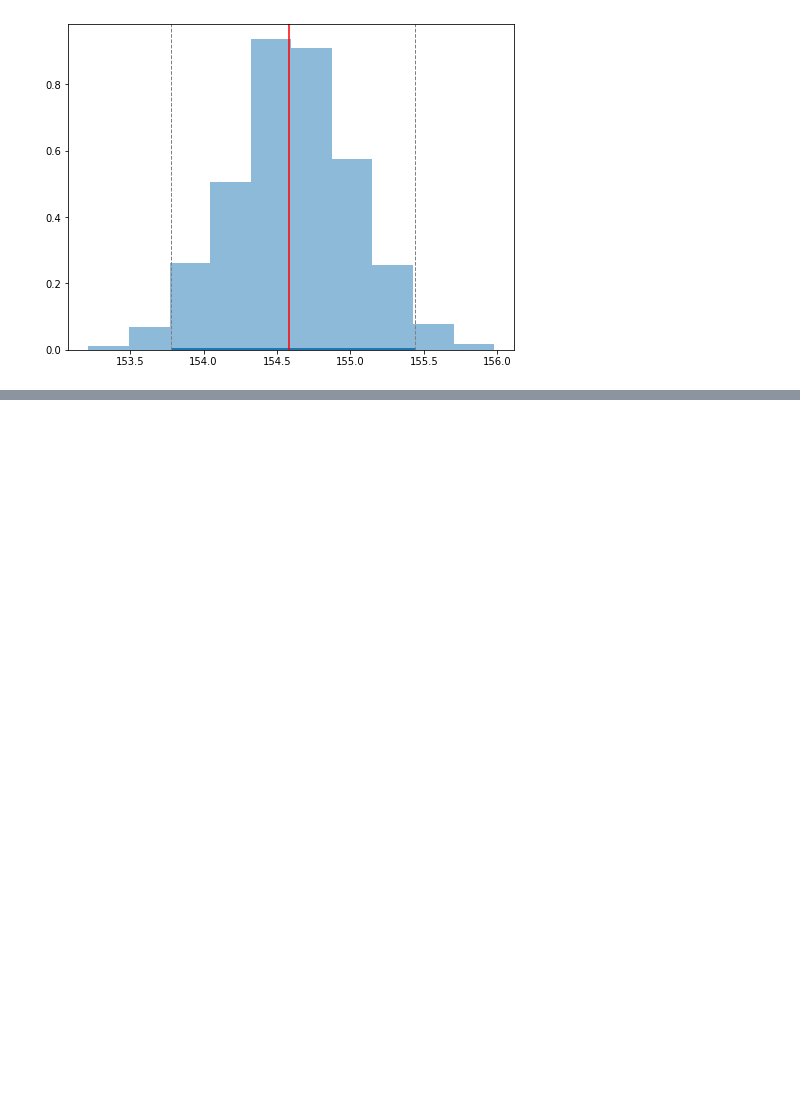
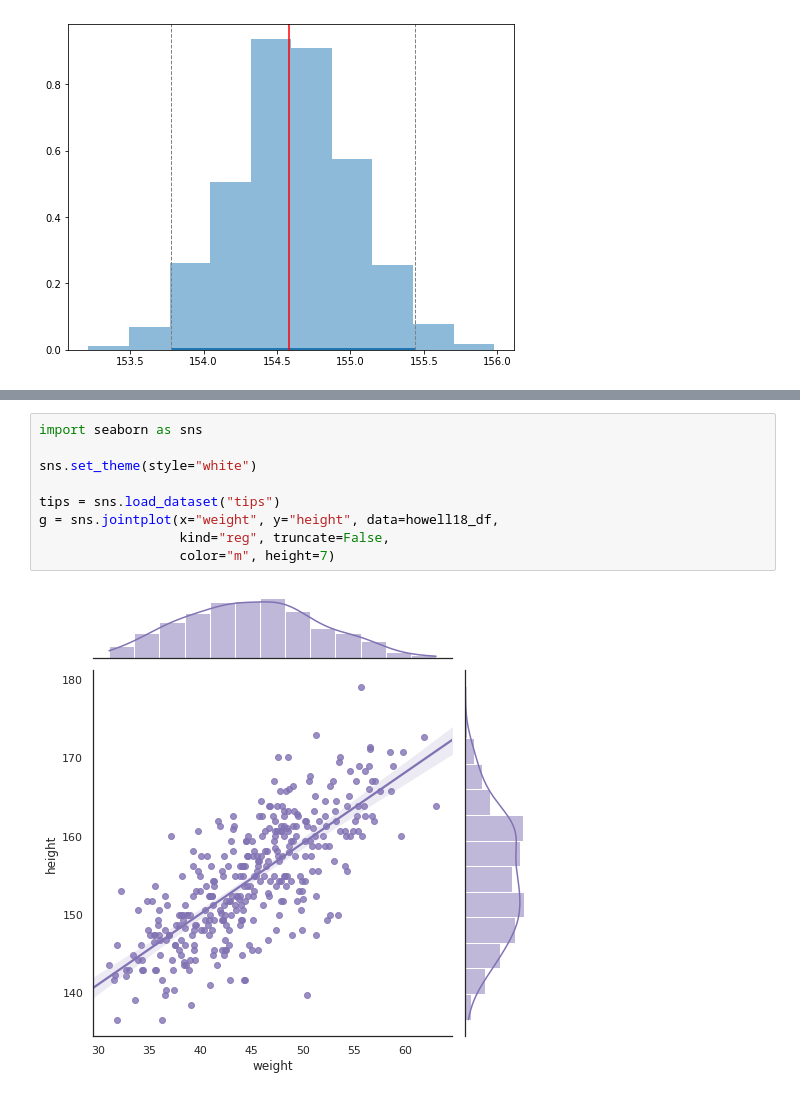
Before and after one commit to sbartek/bayesian-abtesting, a Jupyter notebook: notebooks/020-howell-pystan.ipynb, the cells around one changed output, grey strips where cells are left out. Drawn from its saved outputs; the diff is of its cells as text; blank space fills up the shorter version.

```diff
--- a/notebooks/020-howell-pystan.ipynb
+++ b/notebooks/020-howell-pystan.ipynb
@@ -117,0 +147,11 @@ plt.show()
+# %%
+import seaborn as sns
+
+sns.set_theme(style="white")
+
+tips = sns.load_dataset("tips")
+g = sns.jointplot(x="weight", y="height", data=howell18_df,
+                  kind="reg", truncate=False,
+                  color="m", height=7)
+# %% [output]
+[figure, added]
```
Also changed, not shown: parts of 20 cells of this notebook.
